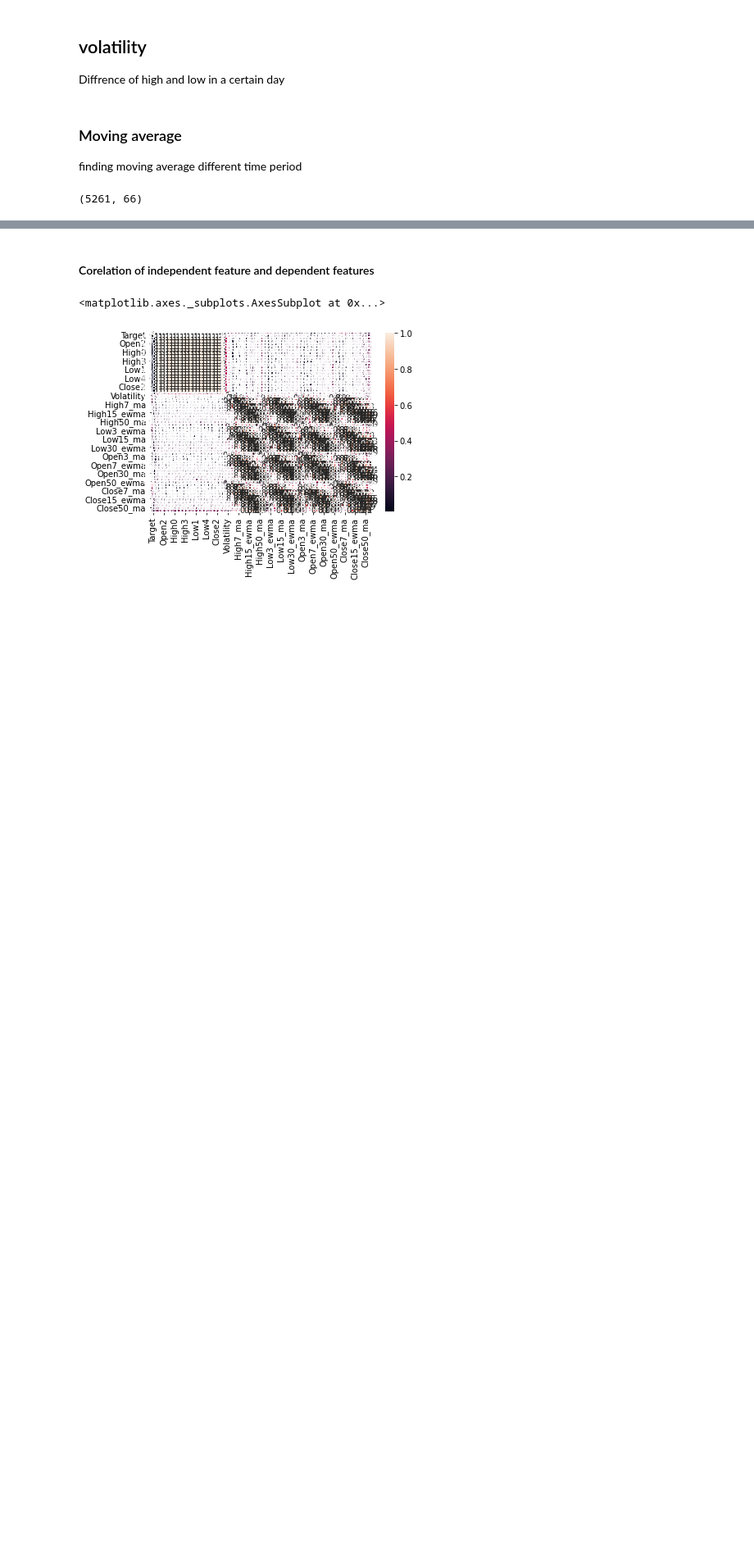
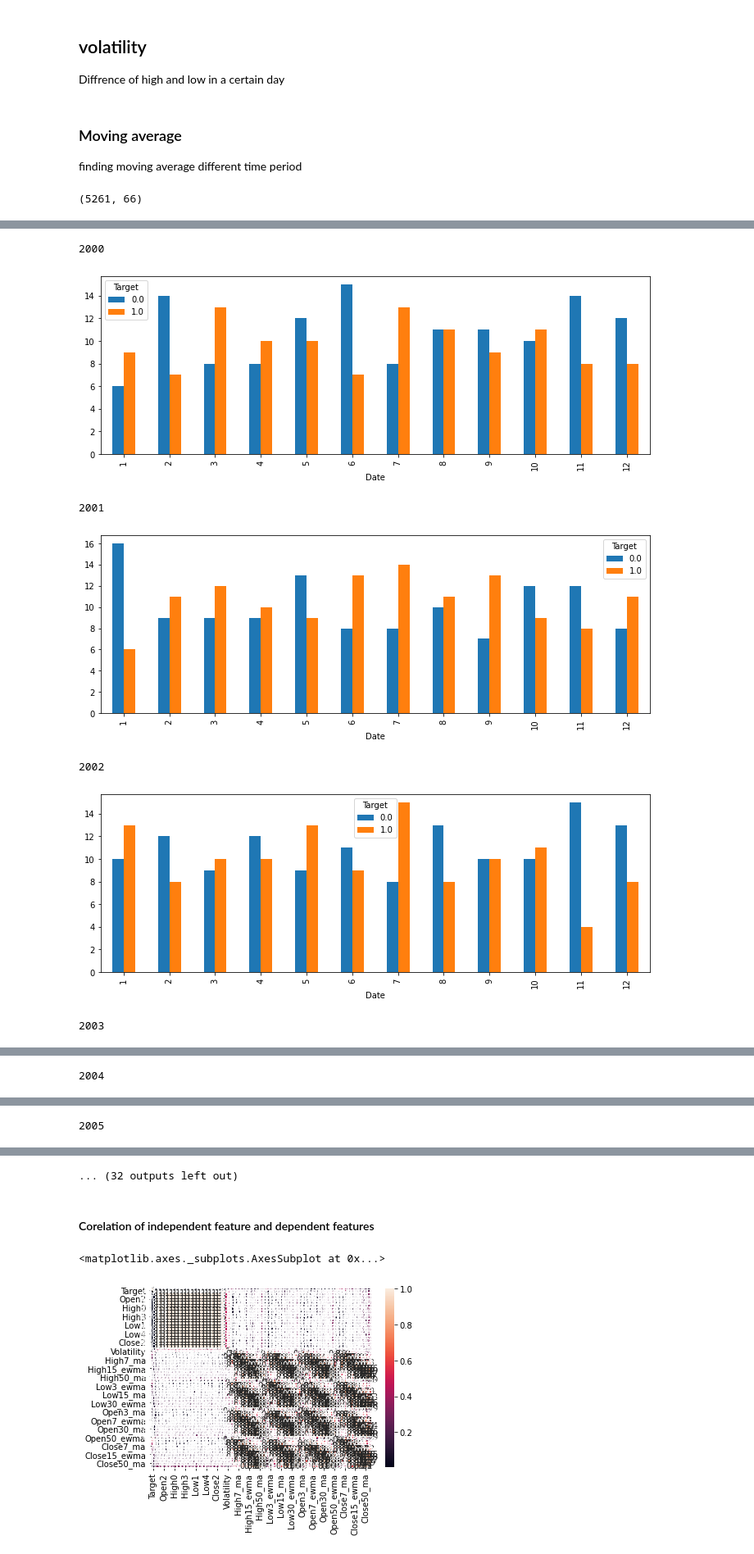
Before and after one commit to rajatpal00/Close-Price--Prediction-of-Nifty50-, a Jupyter notebook: Rajat_Pal_Capstone_project_on_Nifty50_.ipynb, the cells around one changed output, grey strips where cells are left out. Shown at 82% size. Saved outputs shown, nothing was run; the diff lists cells and outputs as text; code cells hidden in the pictures; blank space fills up the shorter version.

```diff
--- a/Rajat_Pal_Capstone_project_on_Nifty50_.ipynb
+++ b/Rajat_Pal_Capstone_project_on_Nifty50_.ipynb
@@ -428,0 +438,14 @@ final_df= final_df.drop(['High','Low','Open','Close'],axis=1)
+# %%
+for year, year_df in GB:
+  print(year)
+
+  year_df.groupby([year_df.index.month])['Target'].value_counts().unstack().plot(kind='bar')
+  plt.show()
+# %% [output]
+2000
+[figure, added]
+2001
+[figure, added]
+2002
+[figure, added]
+2003
@@ -428,0 +453 @@ final_df= final_df.drop(['High','Low','Open','Close'],axis=1)
+2004
@@ -428,0 +455 @@ final_df= final_df.drop(['High','Low','Open','Close'],axis=1)
+2005
@@ -429,3 +457,4 @@ final_df= final_df.drop(['High','Low','Open','Close'],axis=1)
+... (32 outputs left out)
 # %% [markdown]
 #### Corelation of independent feature and dependent features
 # %%
```
Also changed, not shown: parts of 21 cells of this notebook.
